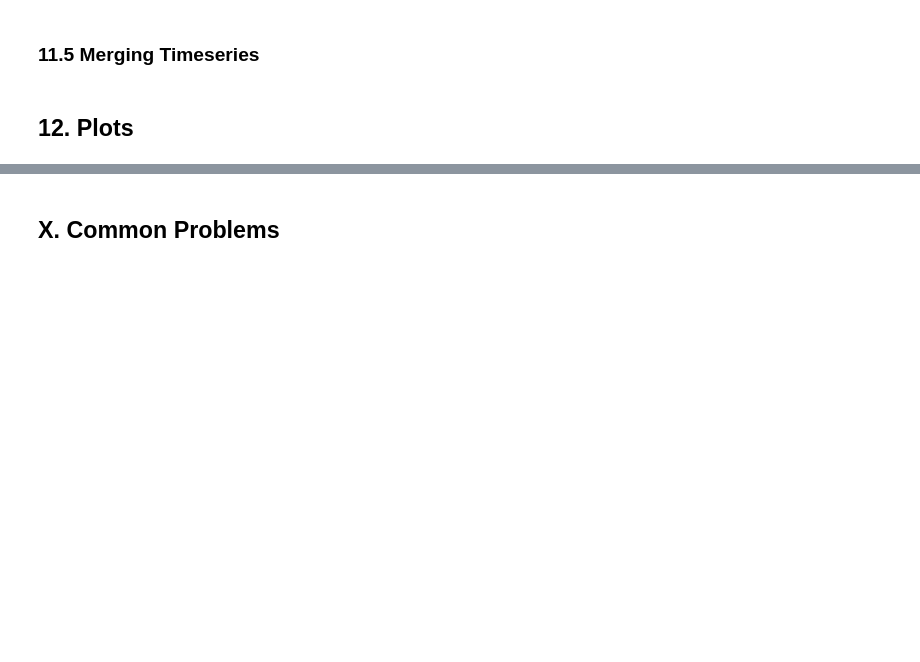
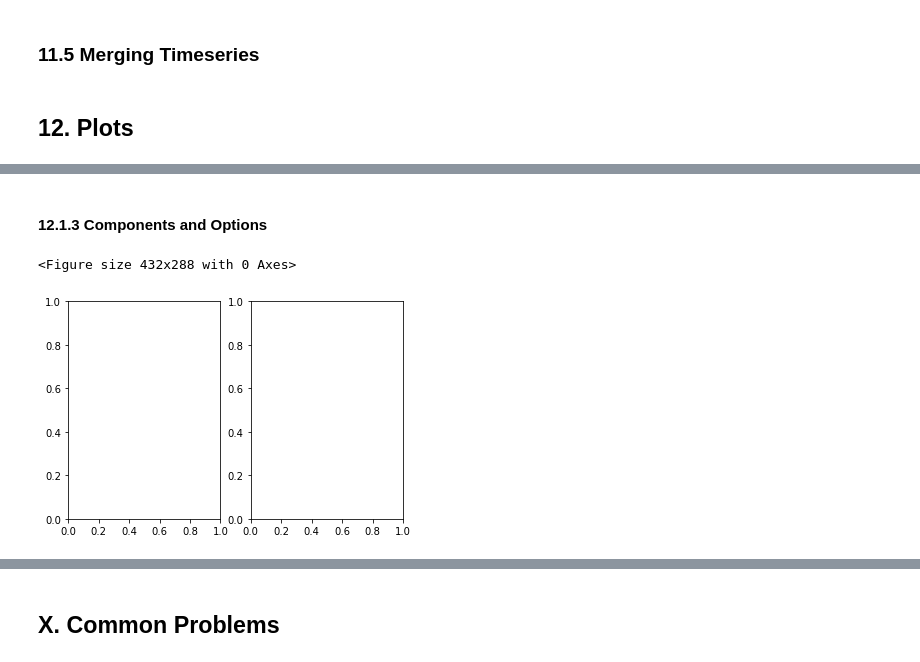
Before and after one commit to kevinsthompson/09-Hands-On-Data-Analysis-with-Pandas-2nd-edition, a Jupyter notebook: Cheat_Sheet-V02.ipynb, the cells around one changed output, grey strips where cells are left out. Drawn from its saved outputs; the diff is of its cells as text; code cells hidden in the pictures; blank space fills up the shorter version.

```diff
--- a/Cheat_Sheet-V02.ipynb
+++ b/Cheat_Sheet-V02.ipynb
@@ -1501,0 +1623,8 @@ highs.plot()
+# %% [markdown]
+#### 12.1.3 Components and Options
+# %%
+fig = plt.figure()              # Top-level object that holds the other plot components.
+fig, axes = plt.subplots(1, 2)  # Number of rows and columns of axes to make
+# %% [output]
+<Figure size 432x288 with 0 Axes>
+[figure, added]
```
Also changed, not shown: parts of 25 cells of this notebook, 1 other file.
